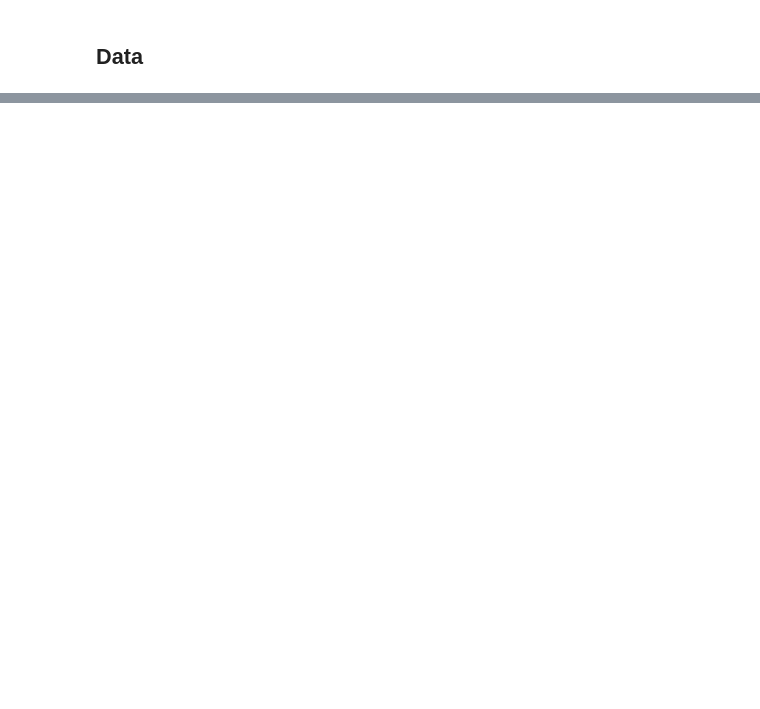
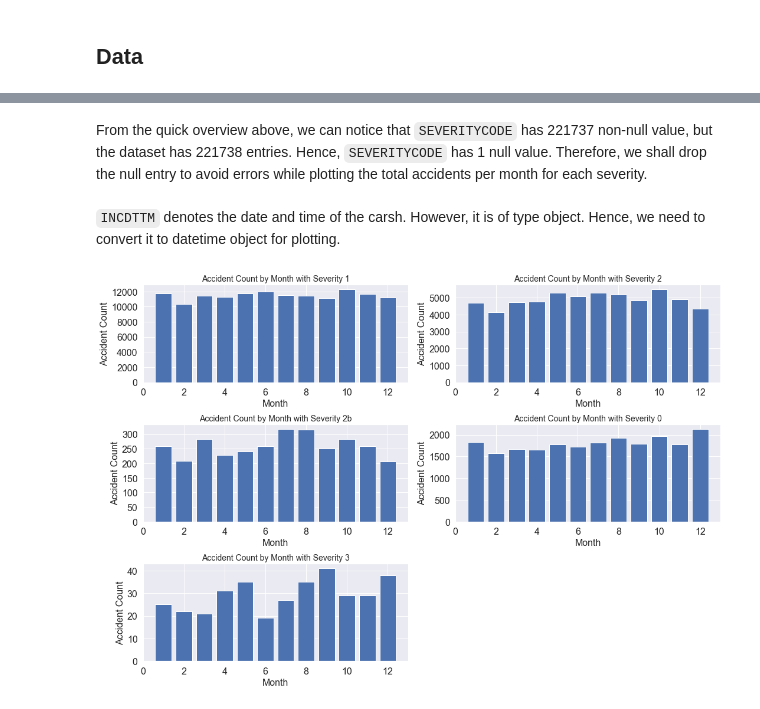
Before and after one commit to IbraM1993/Coursera_Capstone, a Jupyter notebook: Capstone Project_ Car Accident Severity.ipynb, the cells around one changed output, grey strips where cells are left out. Cells and saved outputs as stored; diff of their text form; code cells hidden in the pictures; blank space fills up the shorter version.

```diff
--- a/Capstone Project_ Car Accident Severity.ipynb
+++ b/Capstone Project_ Car Accident Severity.ipynb
@@ -28,0 +62,11 @@ However, a description for the provided dataset was not found. Hence, it might b
+# %%
+%matplotlib inline
+import numpy as np
+import pandas as pd
+import matplotlib.pyplot as plt
+import seaborn as sns # seaborn style for plotting using matplotlib
+import folium # library to draw maps
+from folium.plugins import MarkerCluster
+import warnings
+warnings.filterwarnings("ignore") # to ignore (not display) warnings
+sns.set() # activate seaborn style
@@ -28,0 +75,3 @@ However, a description for the provided dataset was not found. Hence, it might b
+# %%
+data = pd.read_csv("Collisions.csv")
+data.head()
@@ -28,0 +158,25 @@ However, a description for the provided dataset was not found. Hence, it might b
+# %% [markdown]
+From the quick overview above, we can notice that `SEVERITYCODE` has 221737 non-null value, but the dataset has 221738 entries. Hence, `SEVERITYCODE` has 1 null value. Therefore, we shall drop the null entry to avoid errors while plotting the total accidents per month for each severity.
+# %%
+data.dropna(subset=["SEVERITYCODE"], inplace=True)
+# %% [markdown]
+`INCDTTM` denotes the date and time of the carsh. However, it is of type object. Hence, we need to convert it to datetime object for plotting.
+# %%
+data['TIME'] = pd.to_datetime(data.INCDTTM)
+
+fig, axes = plt.subplots(3,2,figsize=(15,10))
+i = 0
+for s in data["SEVERITYCODE"].unique():
+    i = i + 1
+    plt.subplot(3,2,i)
+    plt.hist(pd.DatetimeIndex(data.loc[data["SEVERITYCODE"] == s]['TIME']).month, bins=[j for j in range(1,14)], align='left', rwidth=0.8)
+    plt.title("Accident Count by Month with Severity " + str(s), fontsize=14)
+    plt.xlabel("Month", fontsize=16)
+    plt.ylabel("Accident Count", fontsize=16)
+    plt.xticks(fontsize=16)
+    plt.yticks(fontsize=16)
+plt.tight_layout()
+axes[2,1].remove() # to remove the empty plot that will be displayed at the end since there is no benefit in displaying it
+plt.show()
+# %% [output]
+[figure, added]
```
Also changed, not shown: parts of 135 cells of this notebook.
